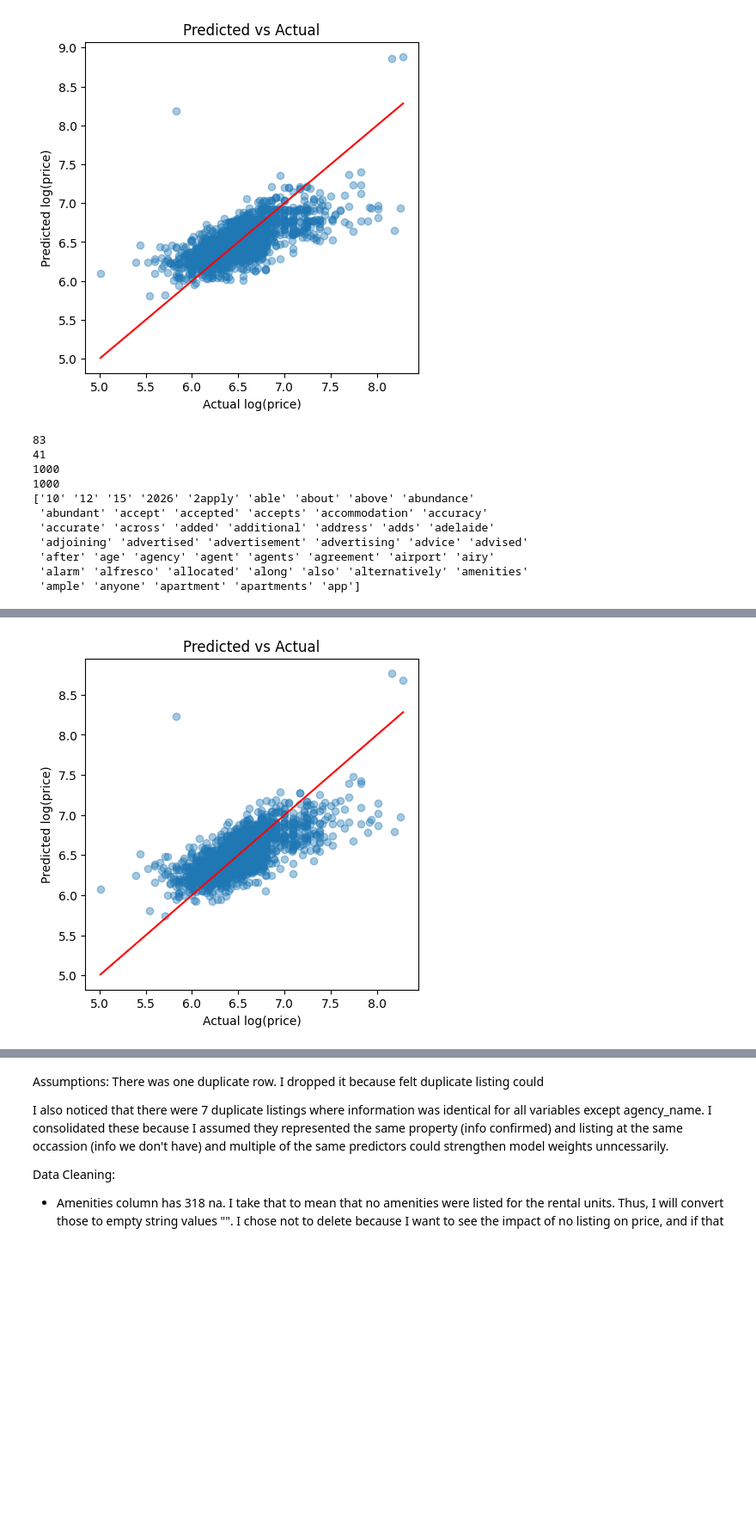
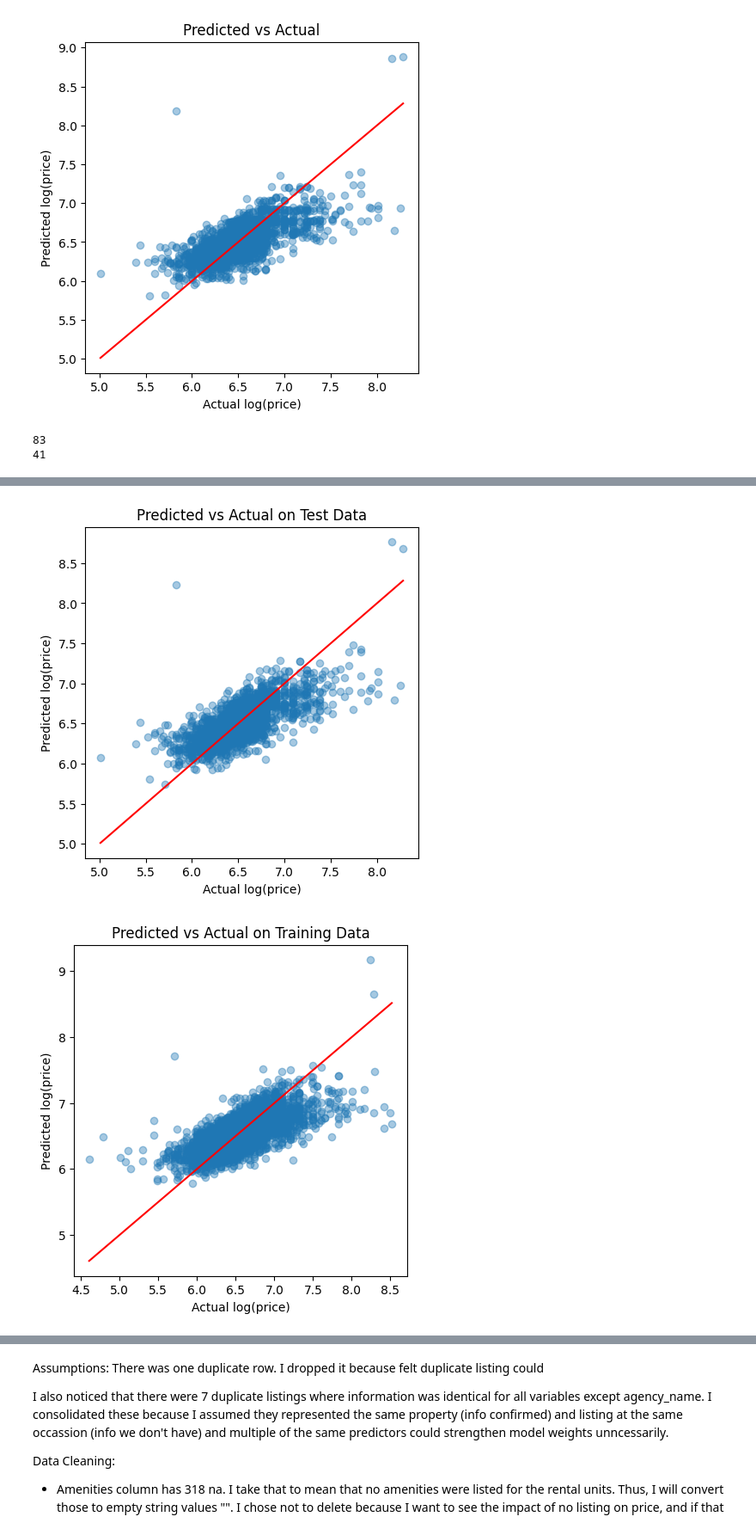
Before and after one commit to milidshah/Australian-Rental-Market-Mili, a Jupyter notebook: AustralianRentalMarket.ipynb, the cells around one changed output, grey strips where cells are left out. Shown at 86% size. Cells and saved outputs as stored; diff of their text form; code cells hidden in the pictures; blank space fills up the shorter version.

Commit message:
working on training random forest model

```diff
--- a/AustralianRentalMarket.ipynb
+++ b/AustralianRentalMarket.ipynb
@@ -23,11 +23,9 @@ Describe potential next steps, considering both value and level of effort.
 # %%
 import pandas as pd
 
-rentaldf = pd.read_csv("/content/Australian-Rental-Market-Mili/data/australian_rental_market_2026.csv")
+url = "https://raw.githubusercontent.com/milidshah/Australian-Rental-Market-Mili/main/data/australian_rental_market_2026.csv"
+rentaldf = pd.read_csv(url)
 rentaldf.shape
-
-# Explore the data (optional)
-# print(rentaldf)
 # %% [output]
 (6767, 16)
 # %%
@@ -238,15 +239,6 @@ print(len(vectorizer.vocabulary_))
 # %% [output]
 83
 41
-1000
-1000
-['10' '12' '15' '2026' '2apply' 'able' 'about' 'above' 'abundance'
- 'abundant' 'accept' 'accepted' 'accepts' 'accommodation' 'accuracy'
- 'accurate' 'across' 'added' 'additional' 'address' 'adds' 'adelaide'
- 'adjoining' 'advertised' 'advertisement' 'advertising' 'advice' 'advised'
- 'after' 'age' 'agency' 'agent' 'agents' 'agreement' 'airport' 'airy'
- 'alarm' 'alfresco' 'allocated' 'along' 'also' 'alternatively' 'amenities'
- 'ample' 'anyone' 'apartment' 'apartments' 'app']
 # %%
 # add vectors as features to linear regression model
 
@@ -288,20 +280,32 @@ print(f"RMSE on training data is: {RMSE_train}")
 RMSE_test = root_mean_squared_error(y_test, y_pred_test)
 print(f"RMSE on testing data is: {RMSE_test}")
 
-# plot model performance
-y_pred = model.predict(X_test)
+# plot model performance on test set
+plt.figure(figsize=(5,5))
+plt.scatter(y_test, y_pred_test, alpha=0.4)
 
-plt.figure(figsize=(5,5))
-plt.scatter(y_test, y_pred, alpha=0.4)
-
-# ideal prediction line
+# prediction line
 plt.plot([y_test.min(), y_test.max()],
          [y_test.min(), y_test.max()],
          color='red')
 
 plt.xlabel("Actual log(price)")
 plt.ylabel("Predicted log(price)")
-plt.title("Predicted vs Actual")
+plt.title("Predicted vs Actual on Test Data")
 plt.show()
+
+# plot model performance on training set
+plt.figure(figsize=(5,5))
+plt.scatter(y_train, y_pred_train, alpha=0.4)
+
+# prediction line
+plt.plot([y_train.min(), y_train.max()],
+         [y_train.min(), y_train.max()],
+         color='red')
+
+plt.xlabel("Actual log(price)")
+plt.ylabel("Predicted log(price)")
+plt.title("Predicted vs Actual on Training Data")
+plt.show()
 # %% [output]
 RMSE for each fold: [-0.26436721 -0.27615594 -0.24876167 -0.24309606 -0.24432146]
@@ -312 +316,2 @@ RMSE on testing data is: 0.24693455697840547
-[figure, old version]
+[figure, new version]
+[figure, added]
```
Also changed, not shown: parts of 6 cells of this notebook.
